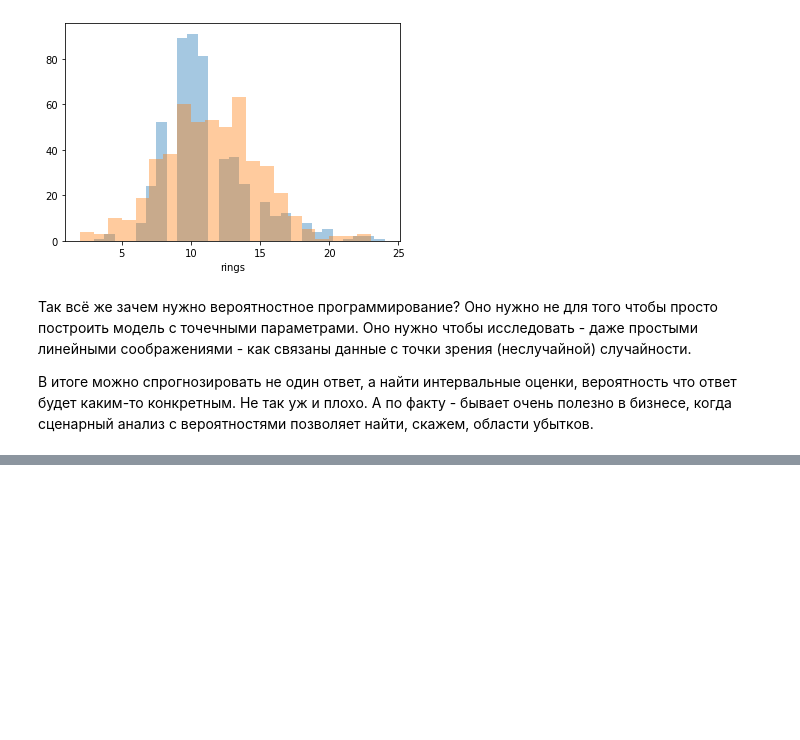
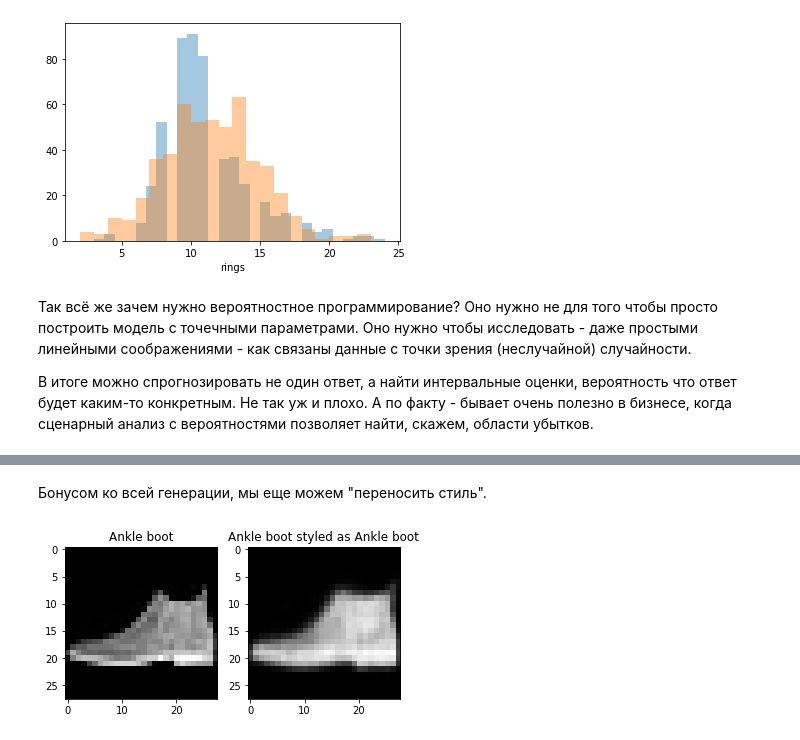
Before and after one commit to timeseries-ru/course, a Jupyter notebook: day_5.ipynb, the cells around one changed output, grey strips where cells are left out. Saved outputs shown, nothing was run; the diff lists cells and outputs as text; code cells hidden in the pictures; blank space fills up the shorter version.

```diff
--- a/day_5.ipynb
+++ b/day_5.ipynb
@@ -678,0 +921,22 @@ sns.distplot(
+# %% [markdown]
+Бонусом ко всей генерации, мы еще можем "переносить стиль".
+# %%
+def plot_styled_sample(cvae, sample_image, sample_class, target_class):
+    sample = cvae.predict([
+        sample_image.reshape(1, 28, 28, 1),
+        np.expand_dims(unit_vector(sample_class), axis=0),
+        np.expand_dims(unit_vector(target_class), axis=0)
+    ])[0].reshape(28, 28)
+
+    plt.subplot(1, 2, 1)
+    plt.title("%s" % fashion[sample_class])
+    plt.imshow(sample_image.reshape(28, 28), cmap='gray');
+    plt.subplot(1, 2, 2)
+    plt.title("%s styled as %s" % (
+        fashion[target_class], fashion[sample_class]
+    ))
+    plt.imshow(sample, cmap='gray');
+
+plot_styled_sample(cvae, test_X[0], test_y[0], 9);
+# %% [output]
+[figure, added]
```
Also changed, not shown: parts of 12 cells of this notebook.
